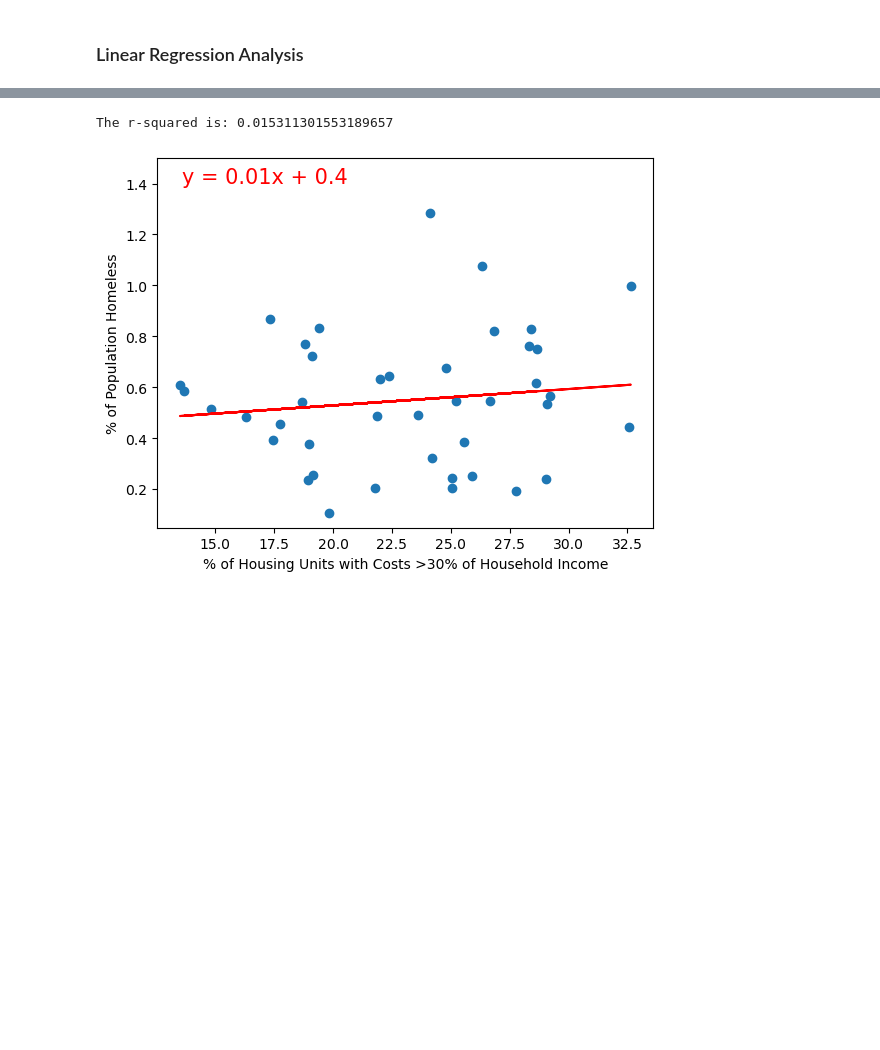
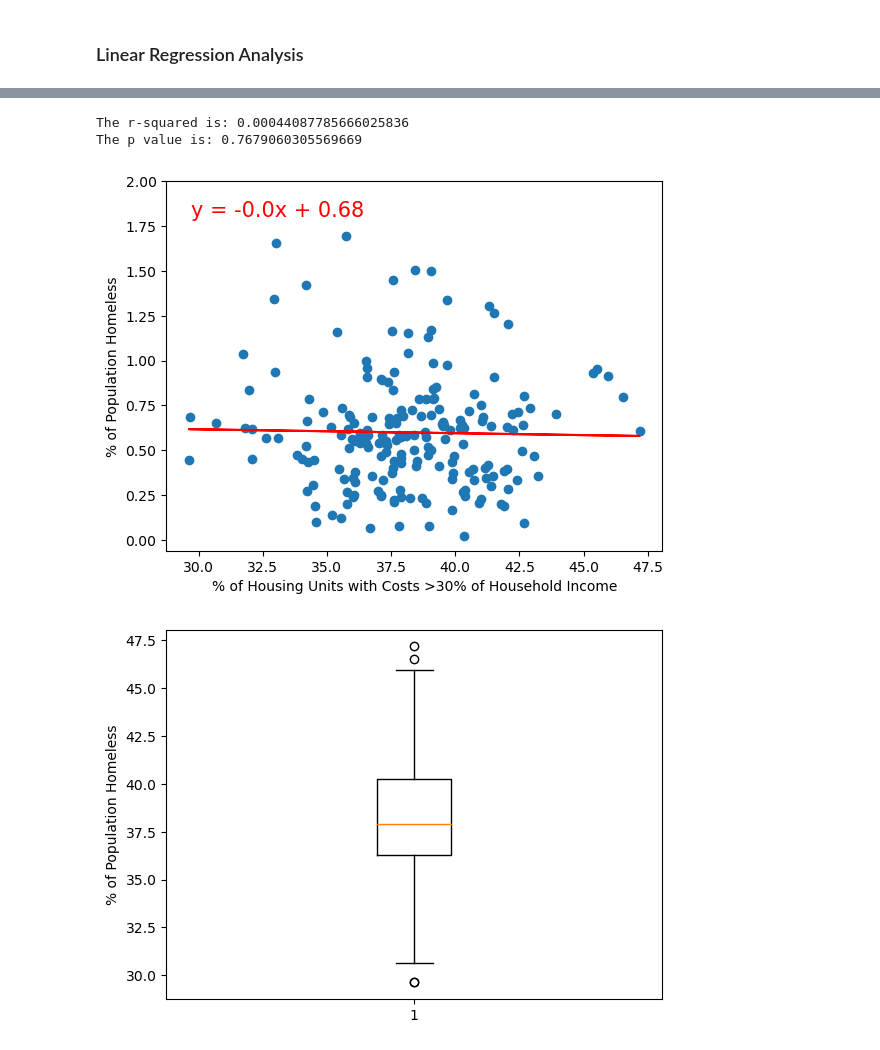
Before and after one commit to evacs/Project-1, a Jupyter notebook: housing_jeff.ipynb, the cells around one changed output, grey strips where cells are left out. Saved outputs shown, nothing was run; the diff lists cells and outputs as text; code cells hidden in the pictures; blank space fills up the shorter version.

```diff
--- a/housing_jeff.ipynb
+++ b/housing_jeff.ipynb
@@ -117,12 +163,12 @@ housing_clean_df.head()
 # %%
-# Create final housing dataframe that includes CoC and % calculations for comparison with
+# Create final housing dataframe that includes CoC
 url_path = Path('Resources/County-CoC Mapping.csv')
 coc_mapping = pd.read_csv(url_path)
 
 # Create new dataframe with housing and CoC data
-housing_coc_df = pd.merge(housing_clean_df, coc_mapping, on='County', how='left')
-housing_coc_df = housing_coc_df.groupby('Continuum of Care').sum(numeric_only=True).reset_index()
+housing_coc_df = pd.merge(housing_clean_df, coc_mapping, on=['County'], how='left')
+housing_coc_df = housing_coc_df.groupby(['Year', 'Continuum of Care']).sum(numeric_only=True).reset_index()
 
 print(len(housing_coc_df))
-housing_coc_df.head()
+housing_coc_df
 # %% [output]
@@ -138,7 +191,7 @@ housing_coc_df.head()
 url_path = Path('resources/experiencing_homelessness_age_demographics.csv')
 homeless_df = pd.read_csv(url_path)
 # %%
-# Clean up data and calculate 5 year average
+# Clean up homeless data and prep to merge with housing data
 
 # Rename existing columns
 homeless_df = homeless_df.rename(
@@ -154,9 +207,8 @@ homeless_df = homeless_df.rename(
 homeless_df = homeless_df.loc[homeless_df['Homeless Count']!='*']
 homeless_df['Homeless Count'] = homeless_df['Homeless Count'].astype(int)
 
-# Remove counts for California and years 2021 and 2022
-homeless_df = homeless_df.loc[(homeless_df['Continuum of Care']!='California') &
-                             (homeless_df['Year'] < 2021)]
+# Remove counts for all of California
+homeless_df = homeless_df.loc[homeless_df['Continuum of Care'] != 'California']
 
 # Rename multiple CoCs in LA so they roll up into one number per year
 la_cocs = ['Glendale CoC (Los Angeles County)', 'Pasadena CoC (Los Angeles County)', 'Long Beach CoC (Los Angeles County)']
@@ -165,10 +217,8 @@ homeless_df['Continuum of Care'] = homeless_df['Continuum of Care'].replace(la_c
 # Group by year and COC name and sum homeless counts
 homeless_df = homeless_df.groupby(['Year', 'Continuum of Care'])['Homeless Count'].sum().reset_index()
 
-# Group by CoC and calculate average homeless count for each county
-homeless_mean = homeless_df.groupby('Continuum of Care')['Homeless Count'].mean().reset_index()
 
 # Print row and countthe dataframe
-print(len(homeless_mean))
-homeless_mean.head()
+print(len(homeless_df))
+# homeless_df
 # %% [output]
@@ -275,3 +323,10 @@ plt.show()
+# %%
+def plot_box_whiskers(y_values, labels):
+
+    fig1, ax1 = plt.subplots()
+    ax1.set_ylabel(labels['y'])
+    ax1.boxplot(y_values)
+    plt.show()
 # %% [markdown]
 ### Linear Regression Analysis
 # %%
@@ -328,13 +444,21 @@ The r-squared is: 6.987347891953886e-33
 # %%
 # Define x and y lables for function
 labels = {'x': '% of Housing Units with Costs >30% of Household Income',
-          'y': '% of Population Homeless'}
+          'y': '% of Population Homeless',
+          'title': ''}
+
+x_values = final_df['% Units Costs >= 30%']
+y_values = final_df['% Homeless']
 
 # Call function to plot linear regression
-plot_lin_reg(housing_homeless_df['% Units Costs >= 30%'], housing_homeless_df['% Homeless'], labels)
+plot_lin_reg(final_df['% Units Costs >= 30%'], final_df['% Homeless'], labels)
+
+plot_box_whiskers(x_values, labels)
 # %% [output]
-The r-squared is: 0.015311301553189657
+The r-squared is: 0.00044087785666025836
+The p value is: 0.7679060305569669
-[figure, old version]
+[figure, new version]
+[figure, added]
 # %%
 # Define x and y lables for function
 labels = {'x': 'Housing Units with Costs >30% of Household Income',
```
Also changed, not shown: parts of 19 cells of this notebook, 4 other files.
